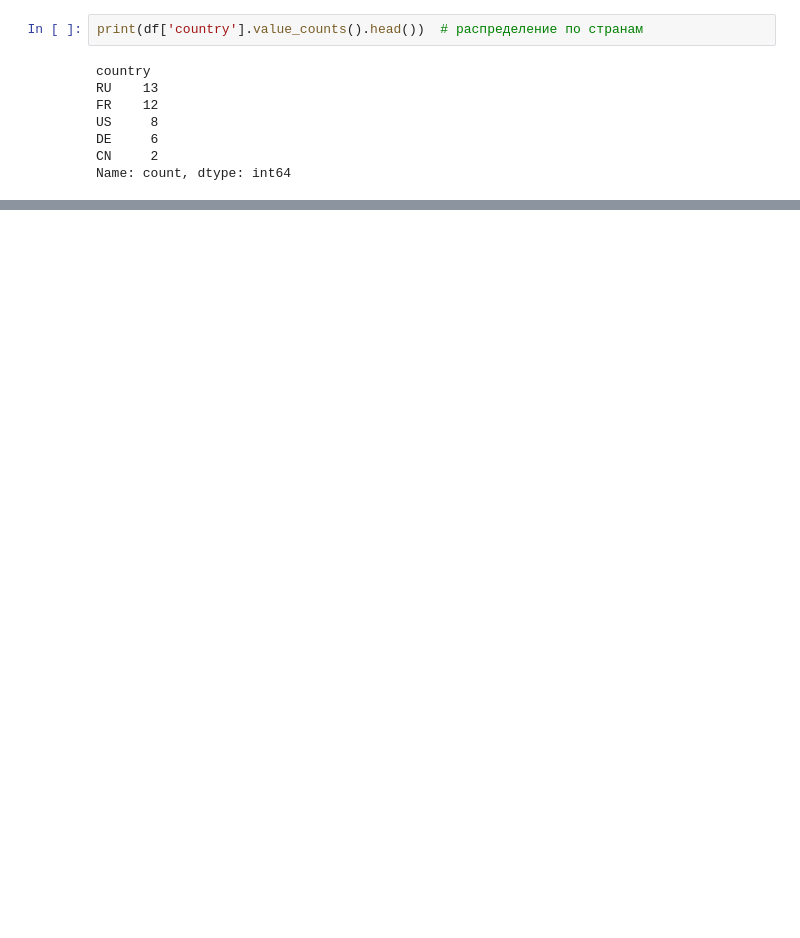
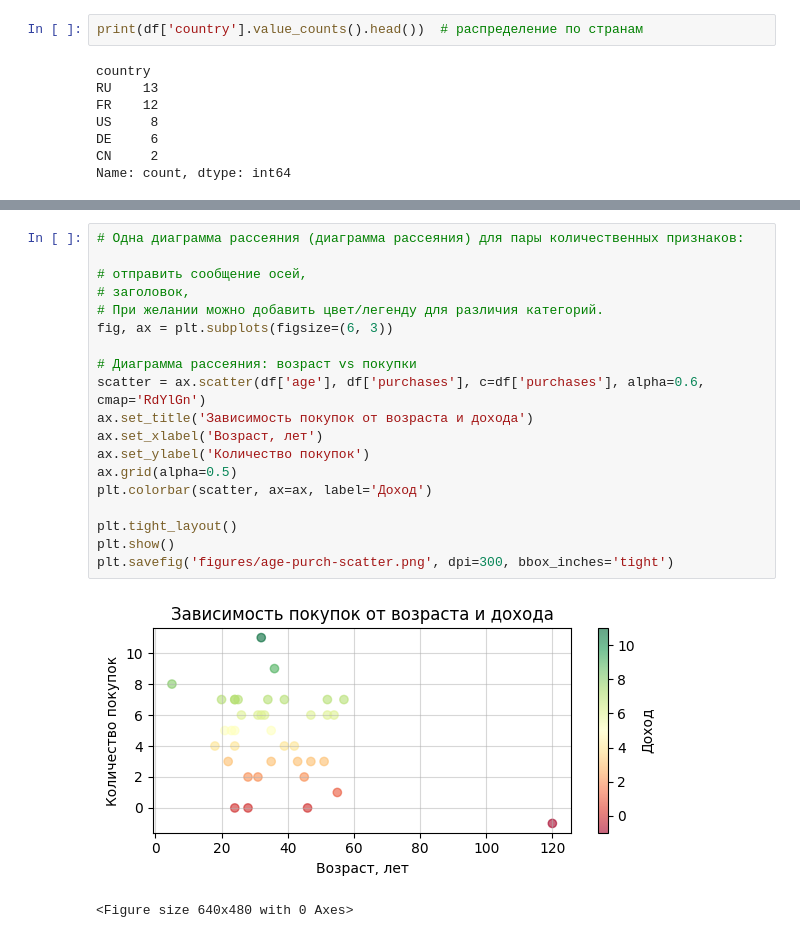
Before and after one commit to SyperGiri/eaa_digital_department_gr2, a Jupyter notebook: homeworks/HW02/HW02.ipynb, the cells around one changed output, grey strips where cells are left out. Drawn from its saved outputs; the diff is of its cells as text; blank space fills up the shorter version.

```diff
--- a/homeworks/HW02/HW02.ipynb
+++ b/homeworks/HW02/HW02.ipynb
@@ -183,0 +234,22 @@ age_group
+# %%
+# Одна диаграмма рассеяния (диаграмма рассеяния) для пары количественных признаков:
+
+# отправить сообщение осей,
+# заголовок,
+# При желании можно добавить цвет/легенду для различия категорий.
+fig, ax = plt.subplots(figsize=(6, 3))
+
+# Диаграмма рассеяния: возраст vs покупки
+scatter = ax.scatter(df['age'], df['purchases'], c=df['purchases'], alpha=0.6, cmap='RdYlGn')
+ax.set_title('Зависимость покупок от возраста и дохода')
+ax.set_xlabel('Возраст, лет')
+ax.set_ylabel('Количество покупок')
+ax.grid(alpha=0.5)
+plt.colorbar(scatter, ax=ax, label='Доход')
+
+plt.tight_layout()
+plt.show()
+plt.savefig('figures/age-purch-scatter.png', dpi=300, bbox_inches='tight')
+# %% [output]
+[figure, added]
+<Figure size 640x480 with 0 Axes>
```
Also changed, not shown: parts of 6 cells of this notebook, 3 other files.
